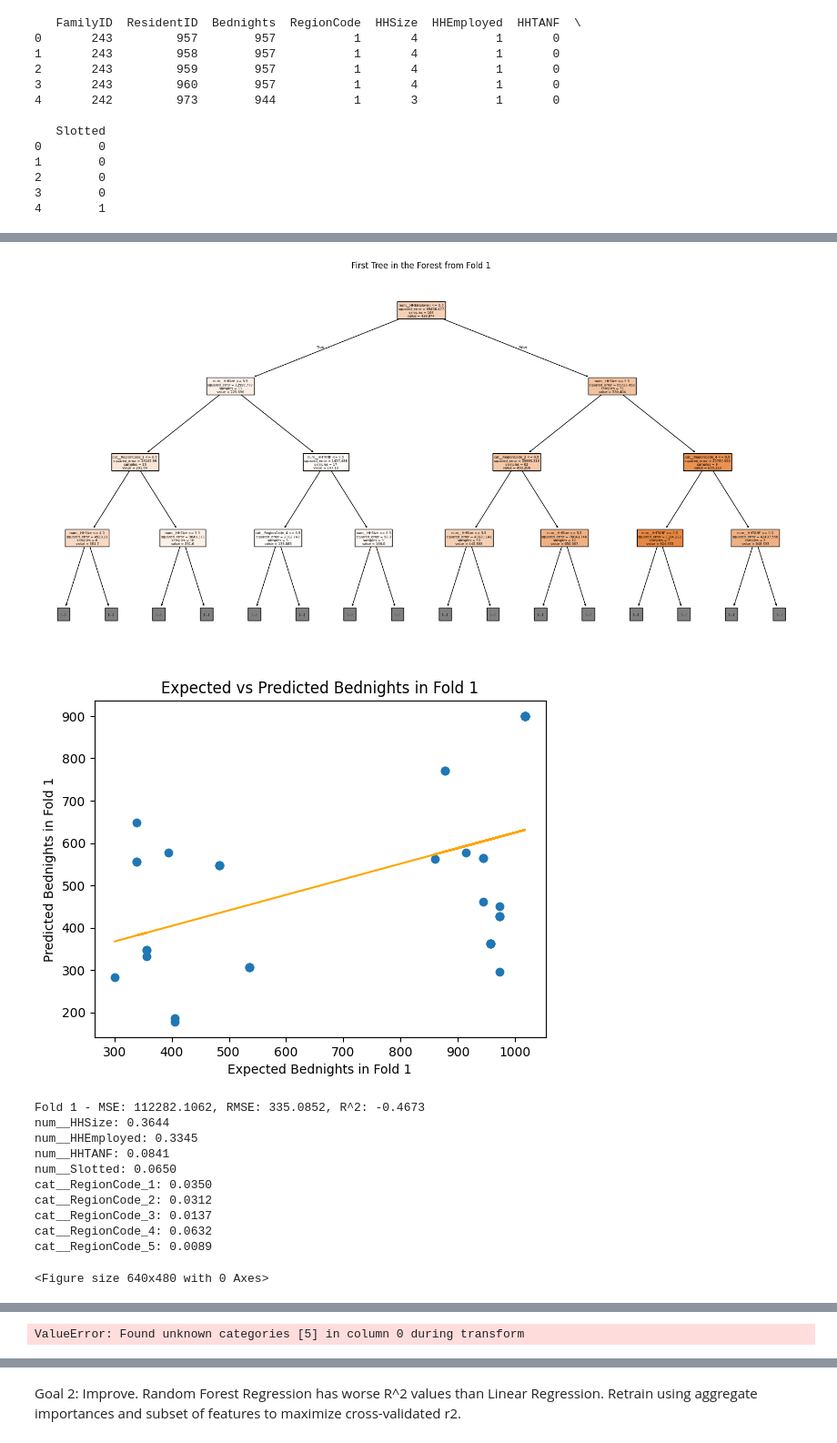
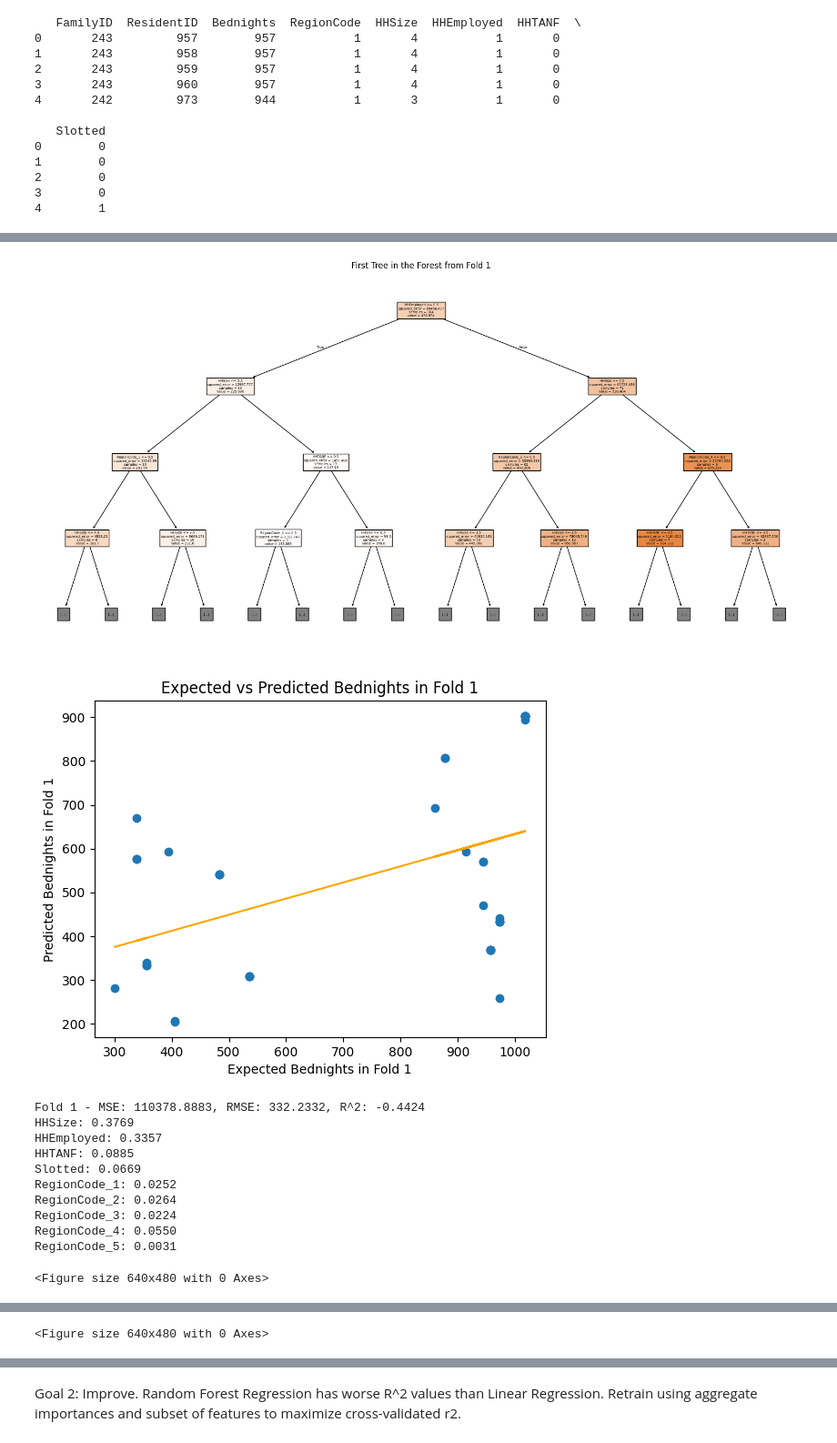
Before and after one commit to morellikatherine90809/Predict-Bednights, a Jupyter notebook: Forest Regression 1.ipynb, the cells around one changed output, grey strips where cells are left out. Shown at 91% size. Cells and saved outputs as stored; diff of their text form; code cells hidden in the pictures.

```diff
--- a/Forest Regression 1.ipynb
+++ b/Forest Regression 1.ipynb
@@ -32,7 +32,3 @@ print(forest1.head(5))
 2        0
 3        0
 4        1
-# %%
-##Forest Regression: predict bednights. Clean data - ensure correct dtypes.
-forest1 = forest1.astype({'RegionCode':'category','HHEmployed':'int64','HHTANF':'int64','Slotted':'int64'})
-print(forest1.dtypes)
@@ -49,8 +35,6 @@ dtype: object
 # %%
-##Forest Regression: predict bednights. Prepare features, (automatically) identify categorical and numeric columns for Forest Regression Pipeline
-x = forest1.drop(columns=['Bednights','FamilyID','ResidentID'])
-y = forest1['Bednights']
-groups = forest1['FamilyID']
-
-categorical_cols = x.select_dtypes(include=['object','category']).columns.tolist()
-numerical_cols = x.select_dtypes(include=['int64','float64']).columns.tolist()
+##Forest Regression: predict bednights. expand categorical column
+forest_encoded = pd.get_dummies(forest1, columns=['RegionCode'], dtype=int)
+x = forest_encoded.drop(columns=['Bednights','FamilyID','ResidentID'])
+y = forest_encoded['Bednights']
+groups = forest_encoded['FamilyID']
@@ -79,14 +50,14 @@ for fold, (train_idx, test_idx) in enumerate(gkf.split(x, y, groups)):
     ##train (pipeline handles transforming data and training the model at the same time and reproducibly, it's coming together in my head)
     ##get estimators and column names to show tree
     ##get importances of each feature to improve model
-    pipeline.fit(x_train, y_train)
-    y_pred = pipeline.predict(x_test)
-    rf_model = pipeline.named_steps['model']
-    first_tree = rf_model.estimators_[0]
-    feature_names = pipeline.named_steps['preprocessing'].get_feature_names_out()
-    importances = rf_model.feature_importances_
+    model = RandomForestRegressor(random_state=42)
+    model.fit(x_train, y_train)
+    y_pred = model.predict(x_test)
+    first_tree = model.estimators_[0]
+    feature_names = x.columns
+    importances = model.feature_importances_
     for name, importance in zip(
-        pipeline.named_steps['preprocessing'].get_feature_names_out(), importances):
+        feature_names, importances):
         print(f'{name}: {importance:.4f}')
 
     ##show tree
@@ -128,14 +99,14 @@ cat__RegionCode_5: 0.0001
 [figure]
-[figure, old version]
+[figure, new version]
-Fold 1 - MSE: 112282.1062, RMSE: 335.0852, R^2: -0.4673
-num__HHSize: 0.3644
-num__HHEmployed: 0.3345
-num__HHTANF: 0.0841
-num__Slotted: 0.0650
-cat__RegionCode_1: 0.0350
-cat__RegionCode_2: 0.0312
-cat__RegionCode_3: 0.0137
-cat__RegionCode_4: 0.0632
-cat__RegionCode_5: 0.0089
+Fold 1 - MSE: 110378.8883, RMSE: 332.2332, R^2: -0.4424
+HHSize: 0.3769
+HHEmployed: 0.3357
+HHTANF: 0.0885
+Slotted: 0.0669
+RegionCode_1: 0.0252
+RegionCode_2: 0.0264
+RegionCode_3: 0.0224
+RegionCode_4: 0.0550
+RegionCode_5: 0.0031
 <Figure size 640x480 with 0 Axes>
 [figure]
@@ -144 +124 @@ Fold 2 - MSE: 44029.8765, RMSE: 209.8330, R^2: -0.6289
-ValueError: Found unknown categories [5] in column 0 during transform
+<Figure size 640x480 with 0 Axes>
```
Also changed, not shown: parts of 5 cells of this notebook.
